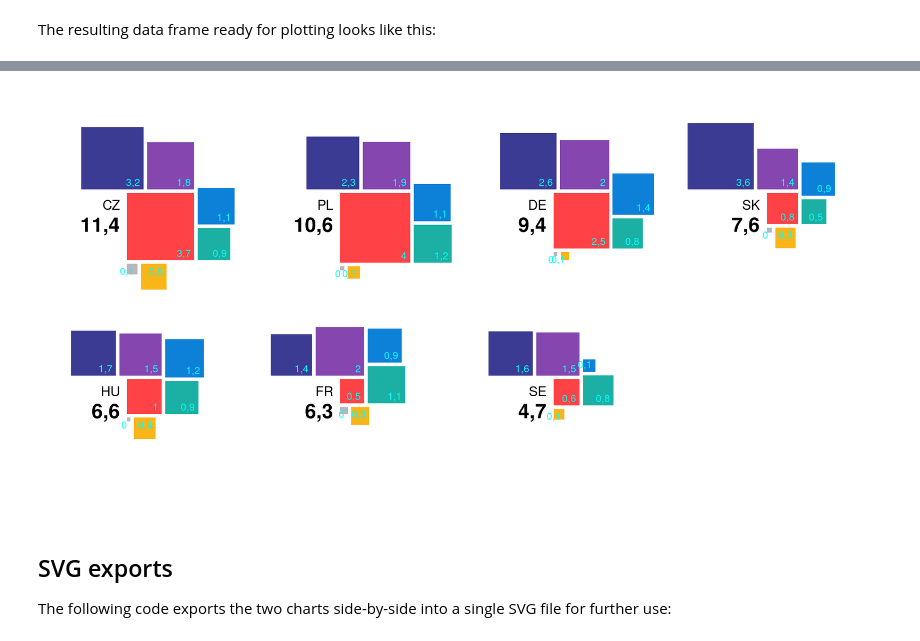
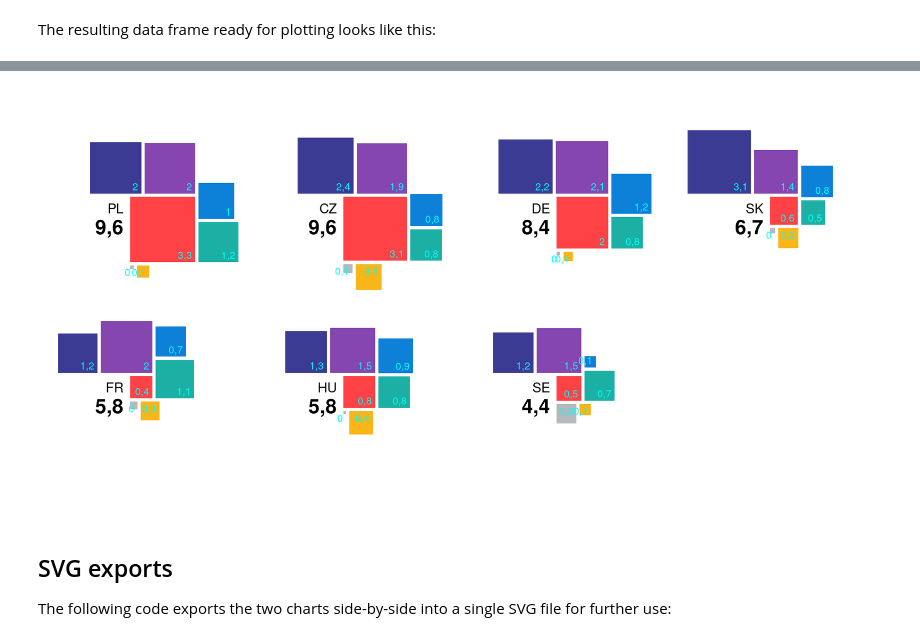
Before and after one commit to faktaoklimatu/data-analysis, a Jupyter notebook: notebooks/emissions-selected-countries.ipynb, the cells around one changed output, grey strips where cells are left out. Cells and saved outputs as stored; diff of their text form; code cells hidden in the pictures.

Commit message:
Update selected country emissions for 2023

```diff
--- a/notebooks/emissions-selected-countries.ipynb
+++ b/notebooks/emissions-selected-countries.ipynb
@@ -18,7 +18,7 @@ source("../lib/R/emissions-utils.r")
 # %% [markdown]
 ## Parameters
 # %%
-selected_year <- 2021
+selected_year <- 2023
 # Vector of country codes to include in the chart.
 selected_countries <- c("CZ", "DE", "FR", "HU", "PL", "SE", "SK")
 
@@ -221,51 +233,67 @@ A tibble: 10 × 10
 # %%
 # Use a comma for decimal separator.
 options(repr.plot.width = 20, repr.plot.height = 10, OutDec = ",")
 
 country_totals <- selected_emissions |>
   summarise(TotalPerCapita = sum(Value), .by = CountryCode) |>
   # Sort countries by total per-capita emissions.
   mutate(CountryCode = fct_reorder(CountryCode, -TotalPerCapita))
 
 squares_plot <- squares_data |>
   # Sort countries by total per-capita emissions.
   mutate(CountryCode = fct_reorder(CountryCode, -Value, sum)) |>
   ggplot() +
   # Individual squares for each category.
-  geom_rect(aes(xmin = x,
-                ymin = y,
-                xmax = x + width,
-                ymax = y + width,
-                fill = Category)) +
+  geom_rect(
+    aes(
+      xmin = x,
+      ymin = y,
+      xmax = x + width,
+      ymax = y + width,
+      fill = Category
+    )
+  ) +
   # Labels for values in each category.
-  geom_text(aes(x = label_x,
-                y = label_y,
-                label = round(Value, 1),
-                vjust = label_vjust),
-            colour = "cyan", hjust = 1, size = 6) +
+  geom_text(
+    aes(
+      x = label_x,
+      y = label_y,
+      label = round(Value, 1),
+      vjust = label_vjust
+    ),
+    colour = "cyan",
+    hjust = 1,
+    size = 6
+  ) +
   # Country code labels.
-  geom_text(aes(-4, 4, label = CountryCode),
-            data  = country_totals,
-            size  = 8,
-            hjust = 1,
-            vjust = 1) +
+  geom_text(
+    aes(-4, 4, label = CountryCode),
+    data  = country_totals,
+    size  = 8,
+    hjust = 1,
+    vjust = 1
+  ) +
   # Total country per-capita labels.
-  geom_text(aes(-4, 14, label = round(TotalPerCapita, 1)),
-            data = country_totals,
-            size = 12,
-            fontface = "bold",
-            hjust = 1,
-            vjust = 1) +
+  geom_text(
+    aes(-4, 14, label = round(TotalPerCapita, 1)),
+    data = country_totals,
+    size = 12,
+    fontface = "bold",
+    hjust = 1,
+    vjust = 1
+  ) +
   scale_fill_manual(values = category_colours) +
   facet_wrap(vars(CountryCode), nrow = 2) +
   scale_y_reverse() +
   coord_fixed(clip = "off") +
-  theme(legend.position = "none",
-        strip.text = element_blank())
+  theme(
+    legend.position = "none",
+    strip.text = element_blank()
+  )
 
 squares_plot
 # %% [output]
-[figure, old version]
+[figure, new version]
 # %% [markdown]
 ## SVG exports
 
```
Also changed, not shown: parts of 3 cells of this notebook, 1 other file.
